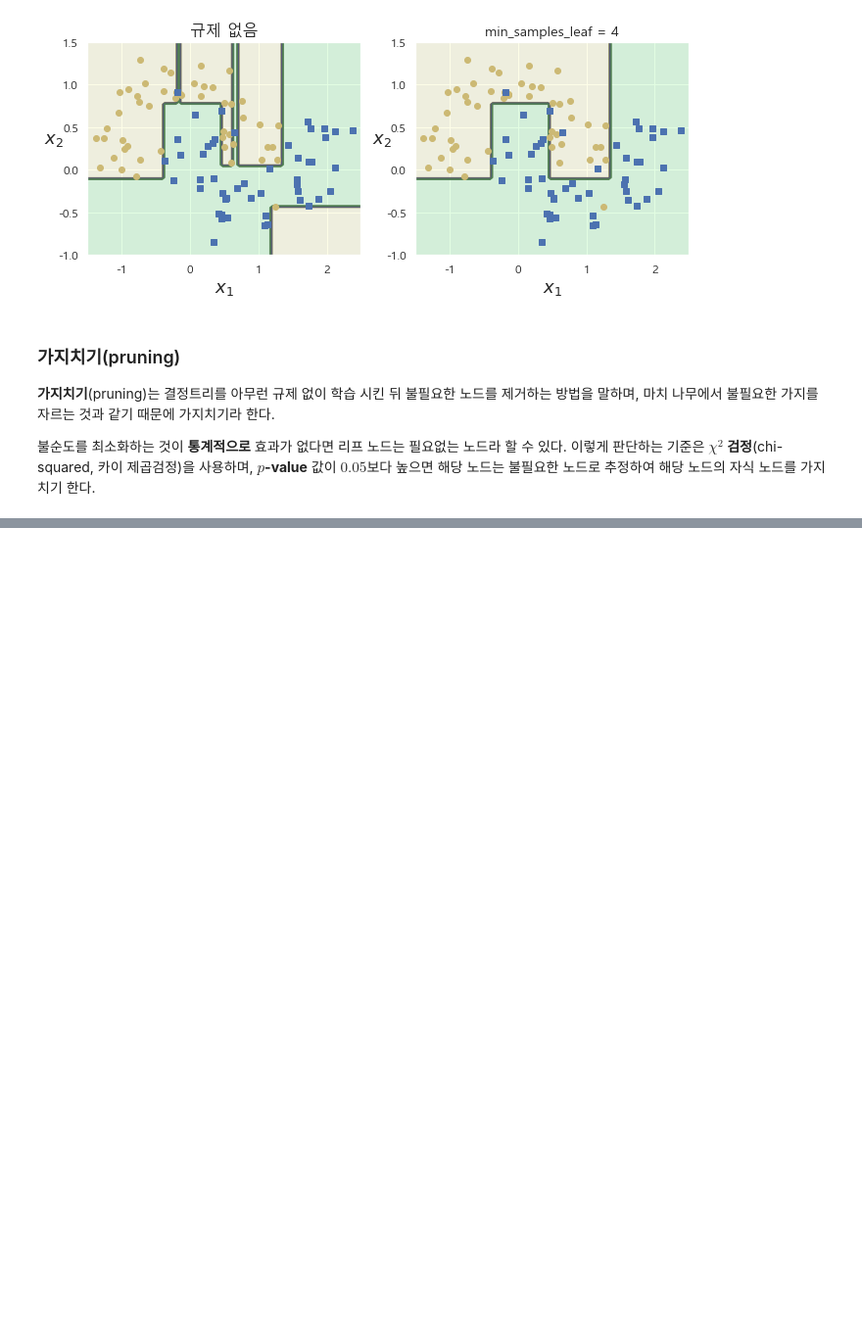
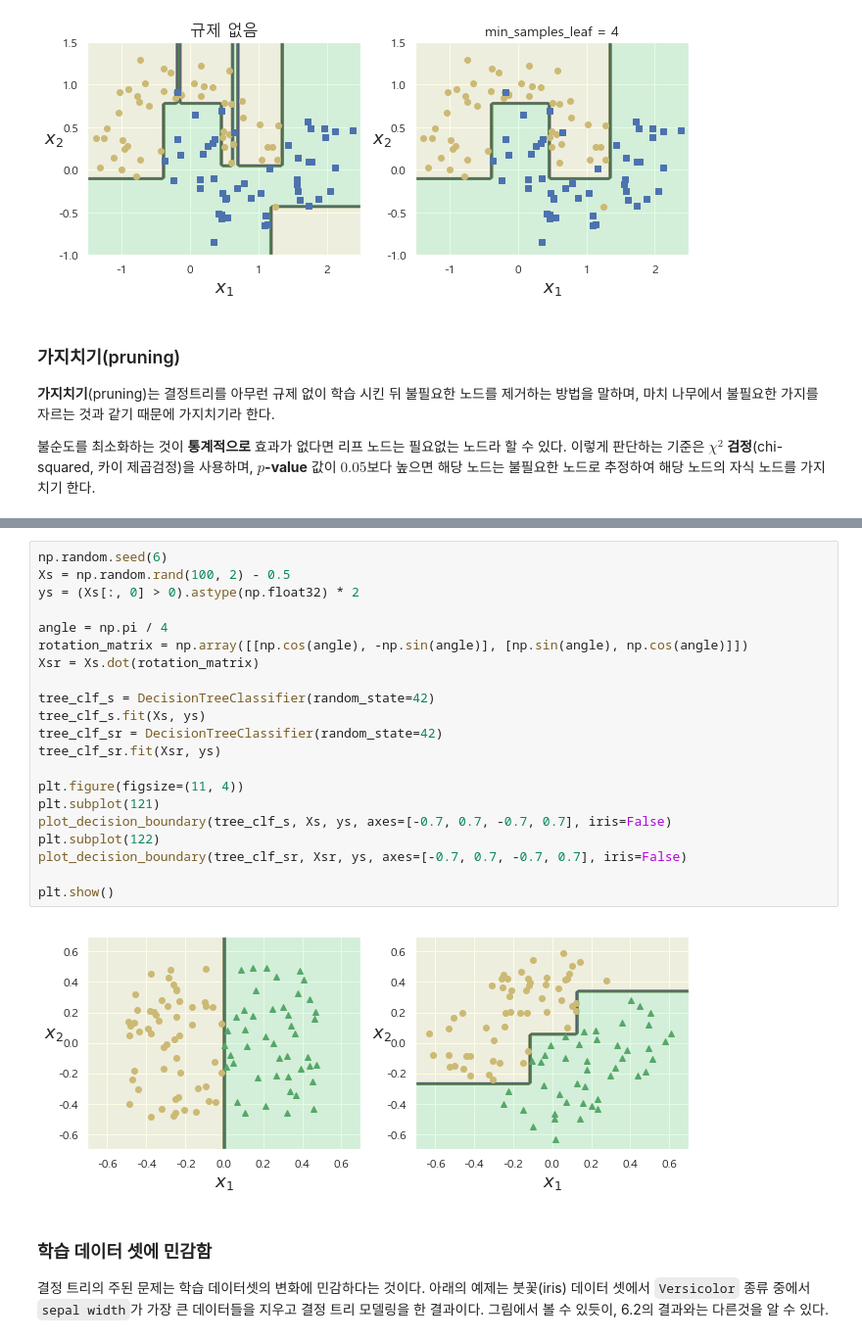
Before and after one commit to ExcelsiorCJH/Hands-On-ML, a Jupyter notebook: Chap06-Decision_Tree/Chap06-Decision_Tree.ipynb, the cells around one changed output, grey strips where cells are left out. Shown at 98% size. Saved outputs shown, nothing was run; the diff lists cells and outputs as text; blank space fills up the shorter version.

```diff
--- a/Chap06-Decision_Tree/Chap06-Decision_Tree.ipynb
+++ b/Chap06-Decision_Tree/Chap06-Decision_Tree.ipynb
@@ -285,0 +424,27 @@ plt.show()
+# %%
+np.random.seed(6)
+Xs = np.random.rand(100, 2) - 0.5
+ys = (Xs[:, 0] > 0).astype(np.float32) * 2
+
+angle = np.pi / 4
+rotation_matrix = np.array([[np.cos(angle), -np.sin(angle)], [np.sin(angle), np.cos(angle)]])
+Xsr = Xs.dot(rotation_matrix)
+
+tree_clf_s = DecisionTreeClassifier(random_state=42)
+tree_clf_s.fit(Xs, ys)
+tree_clf_sr = DecisionTreeClassifier(random_state=42)
+tree_clf_sr.fit(Xsr, ys)
+
+plt.figure(figsize=(11, 4))
+plt.subplot(121)
+plot_decision_boundary(tree_clf_s, Xs, ys, axes=[-0.7, 0.7, -0.7, 0.7], iris=False)
+plt.subplot(122)
+plot_decision_boundary(tree_clf_sr, Xsr, ys, axes=[-0.7, 0.7, -0.7, 0.7], iris=False)
+
+plt.show()
+# %% [output]
+[figure, added]
+# %% [markdown]
+### 학습 데이터 셋에 민감함
+
+결정 트리의 주된 문제는 학습 데이터셋의 변화에 민감하다는 것이다. 아래의 예제는 붓꽃(iris) 데이터 셋에서 `Versicolor` 종류 중에서 `sepal width`가 가장 큰 데이터들을 지우고 결정 트리 모델링을 한 결과이다. 그림에서 볼 수 있듯이, 6.2의 결과와는 다른것을 알 수 있다.
```
Also changed, not shown: parts of 16 cells of this notebook, 2 other files.
